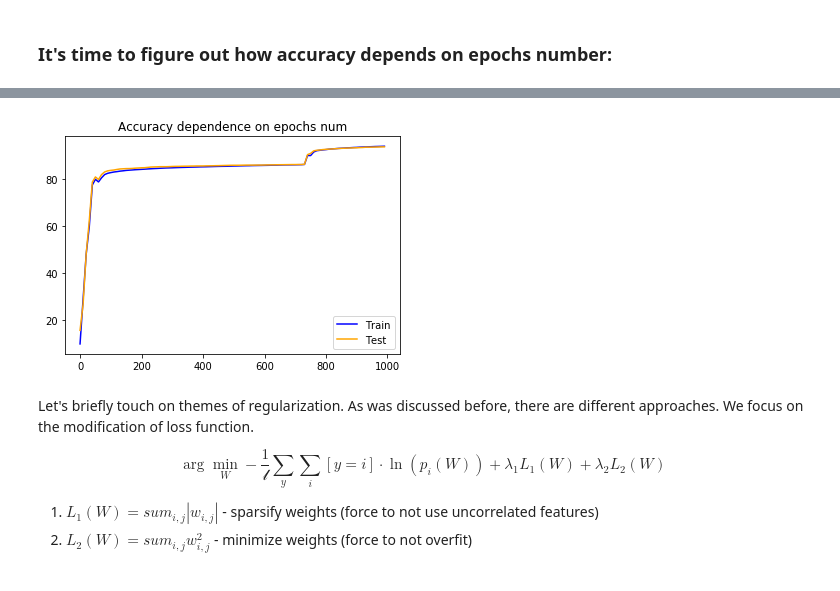
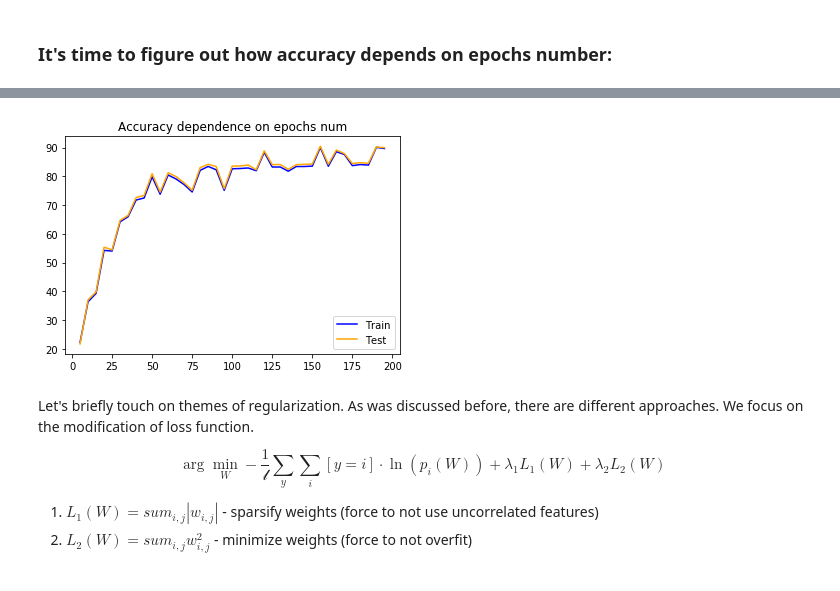
Before and after one commit to whiteRa2bit/Yandex_ML_project, a Jupyter notebook: lab-2.ipynb, the cells around one changed output, grey strips where cells are left out. Cells and saved outputs as stored; diff of their text form; code cells hidden in the pictures.

```diff
--- a/lab-2.ipynb
+++ b/lab-2.ipynb
@@ -127,14 +129,12 @@ def generate_batch(x, y, batch_size):
 class firstNet(nn.Module):
     def __init__(self):
         super(firstNet, self).__init__()
-        self.fc1 = nn.Linear(784, 100) # params - 2D-Tensor 28*28x100
-        self.fc2 = nn.Linear(100, 10) # params - 2D-Tensor 28*28x100
+        self.fc1 = nn.Linear(784, 10) # params - 2D-Tensor 28*28x10
 
     def forward(self, x):
         # x.shape = [50, 1, 28, 28] => [50, 784] => [50, 100] => [50, 10]
         #x = x.view(-1, 28*28)
-        x = F.relu(self.fc1(x))
-        x = self.fc2(x)
+        x = self.fc1(x)
         x = F.softmax(x, dim=1)
         return x
 # %%
@@ -183,4 +167,4 @@ def train(x_train, y_train, epochs_num, step=10, is_print=True):
 # %%
-train(x_train, y_train, 1000)
+train(x_train, y_train, 500)
 # %% [output]
 Epoch 0
@@ -205,11 +199,3 @@ Test Accuracy = 94.1%
 #### Not so bad!
 # %% [markdown]
 ### It's time to figure out how accuracy depends on epochs number:
-# %%
-model = firstNet()
-optimizer = optim.SGD(model.parameters(), lr=1)
-train_accuracy = []
-test_accuracy = []
-epochs_num = 1000
-
-train(x_train, y_train, epochs_num)
@@ -233,0 +202,25 @@ Train Accuracy = 93.80909090909091%
+# %%
+epochs = np.arange(5, 200, 5)
+train_accuracy = []
+test_accuracy = []
+
+for epochs_num in epochs:
+    model = firstNet()
+    optimizer = optim.SGD(model.parameters(), lr=1)
+
+    train(x_train, y_train, epochs_num, False)
+    output_test = model(torch.from_numpy(np.asarray(x_test)).float())
+    output_train = model(torch.from_numpy(np.asarray(x_train)).float())
+    _, predicted_test = torch.max(output_test, 1)
+    _, predicted_train = torch.max(output_train, 1)
+    predicted_test = predicted_test.numpy()
+    predicted_train = predicted_train.numpy()
+    labels_test = np.argmax(y_test, axis=1)
+    labels_train = np.argmax(y_train, axis=1)
+    is_equal_test = (predicted_test == labels_test)
+    is_equal_train = (predicted_train == labels_train)
+    accuracy_test = 100*np.sum(is_equal_test)/len(is_equal_test)
+    accuracy_train = 100*np.sum(is_equal_train)/len(is_equal_train)
+    test_accuracy.append(accuracy_test)
+    train_accuracy.append(accuracy_train)
+    print("Epochs num = ", epochs_num, " finished, ", "progress = ", 100*epochs_num*(epochs_num+5)/(40*41*25), "%", sep='')
@@ -234,13 +245,12 @@ Train Accuracy = 93.80909090909091%
 # %%
-epochs = np.arange(0, 1000, 10)
 plt.title("Accuracy dependence on epochs num")
 plt.plot(epochs, train_accuracy, color='blue')
 plt.plot(epochs, test_accuracy, color='orange')
 plt.legend(('Train', 'Test'),
            loc='lower right')
 plt.show()
 # %% [output]
-[figure, old version]
+[figure, new version]
 # %% [markdown]
 Let's briefly touch on themes of regularization. As was discussed before, there are different approaches. We focus on the modification of loss function.
 
```
Also changed, not shown: parts of 19 cells of this notebook.
